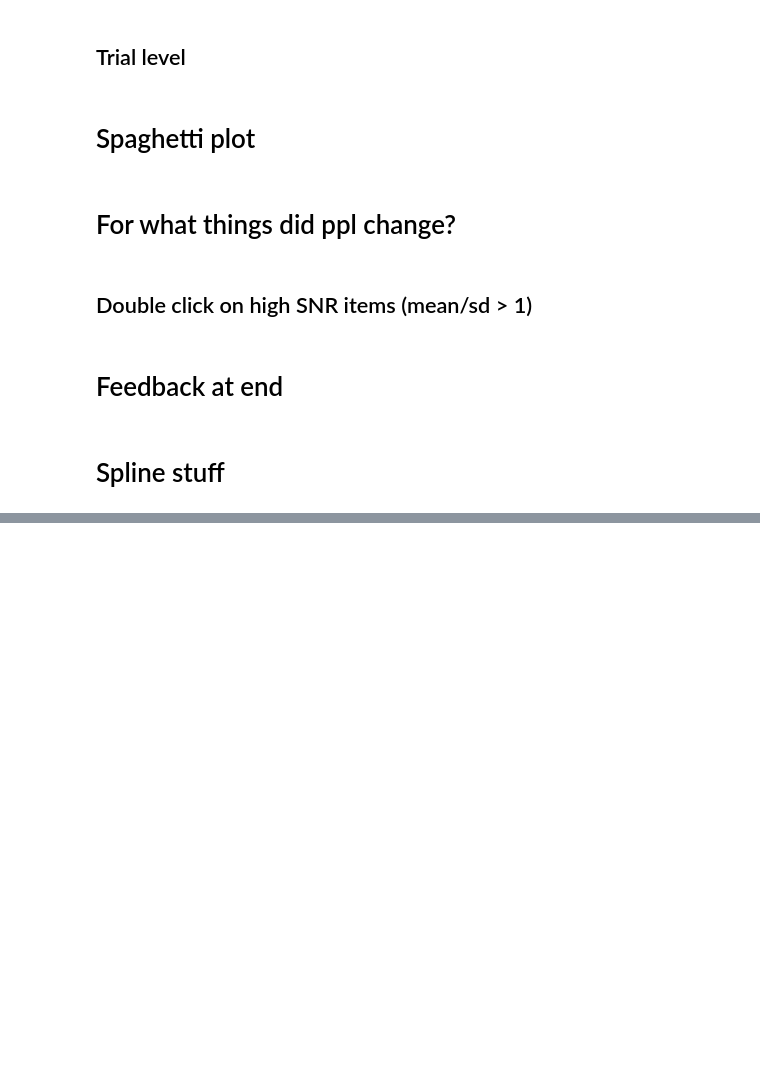
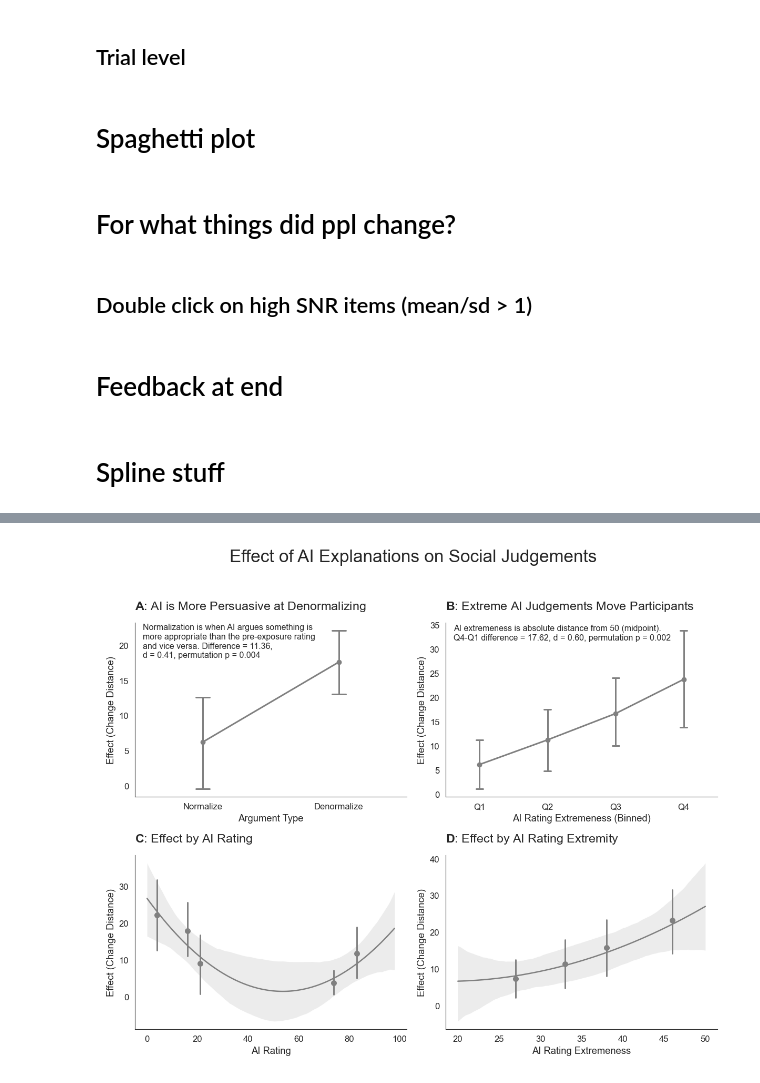
Before and after one commit to josh-ashkinaze/ssl, a Jupyter notebook: study2/6.3_analyze_init_norm_pilot.ipynb, the cells around one changed output, grey strips where cells are left out. Saved outputs shown, nothing was run; the diff lists cells and outputs as text; code cells hidden in the pictures; blank space fills up the shorter version.

```diff
--- a/study2/6.3_analyze_init_norm_pilot.ipynb
+++ b/study2/6.3_analyze_init_norm_pilot.ipynb
@@ -1023,0 +1059,91 @@ WARNING: p-values calculated in this manner behave correctly for un-penalized mo
+# %%
+import pandas as pd
+import numpy as np
+import matplotlib.pyplot as plt
+import seaborn as sns
+from scipy.stats import permutation_test
+
+################################
+# 1. Helper Functions
+################################
+def make_bold(text):
+    """Formats a string to be bold in a matplotlib title."""
+    return fr"$\bf{{{text}}}$"
+
+def cohens_d(x, y):
+    """Calculates Cohen's d for independent samples."""
+    nx, ny = len(x), len(y)
+    if nx < 2 or ny < 2: return 0
+    pooled_std = np.sqrt(((nx - 1) * np.var(x, ddof=1) + (ny - 1) * np.var(y, ddof=1)) / (nx + ny - 2))
+    return (np.mean(x) - np.mean(y)) / pooled_std if pooled_std > 0 else 0
+
+def statistic(x, y):
+    """Calculates the difference in means."""
+    return np.mean(x) - np.mean(y)
+
+def bucket_label(x, num_buckets):
+    """Creates quartile labels for a continuous variable."""
+    return pd.qcut(x, q=num_buckets, labels=[f"Q{i+1}" for i in range(num_buckets)], duplicates='drop')
+
+################################
+# 2. Feature Engineering
+################################
+df['rating_extreme'] = abs(df['rating'] - 50)
+df['rating_extreme_bin'] = bucket_label(df['rating_extreme'], 4)
+df['convince_type'] = np.where(df['rating'] < df['pre'], "Denormalize", "Normalize")
+
+################################
+# 3. Statistical Analysis
+################################
+
+# --- Stats for Plot C ---
+denorm = df[df['convince_type'] == 'Denormalize']['change_distance']
+norm = df[df['convince_type'] == 'Normalize']['change_distance']
+d_convince = cohens_d(denorm, norm)
+res_convince = permutation_test((denorm, norm), statistic, n_resamples=10000, random_state=42)
+stats_convince_str = f"Normalization is when AI argues something is\nmore appropriate than the pre-exposure rating\nand vice versa. Difference = {res_convince.statistic:.2f},\nd = {d_convince:.2f}, permutation p = {res_convince.pvalue:.3f}"
+
+# --- Stats for Plot D ---
+q1_extremity = df[df['rating_extreme_bin'] == 'Q1']['change_distance']
+q4_extremity = df[df['rating_extreme_bin'] == 'Q4']['change_distance']
+d_extremity = cohens_d(q4_extremity, q1_extremity)
+res_extremity = permutation_test((q4_extremity, q1_extremity), statistic, n_resamples=10000, random_state=42)
+stats_extremity_str = f"AI extremeness is absolute distance from 50 (midpoint).\nQ4-Q1 difference = {res_extremity.statistic:.2f}, d = {d_extremity:.2f}, permutation p = {res_extremity.pvalue:.3f}"
+
+################################
+# 4. Plotting
+################################
+fig, axes = plt.subplots(2, 2, figsize=(12, 10))
+fig.suptitle("Effect of AI Explanations on Social Judgements", fontsize=24)
+
+# Top-left
+sns.pointplot(data=df, x='convince_type', y='change_distance', ax=axes[0, 0], color='gray', capsize=.1)
+axes[0, 0].set_ylabel("Effect (Change Distance)")
+axes[0, 0].set_xlabel("Argument Type")
+axes[0, 0].set_title(f"{make_bold('A')}: AI is More Persuasive at Denormalizing")
+axes[0, 0].text(0.03, 0.8, stats_convince_str, ha="left", transform=axes[0, 0].transAxes)
+
+# Top-right
+sns.pointplot(data=df, x='rating_extreme_bin', y='change_distance', ax=axes[0, 1], color='gray', capsize=.1)
+axes[0, 1].set_ylabel("Effect (Change Distance)")
+axes[0, 1].set_xlabel("AI Rating Extremeness (Binned)")
+axes[0, 1].set_title(f"{make_bold('B')}: Extreme AI Judgements Move Participants")
+axes[0, 1].text(0.03, 0.9, stats_extremity_str, ha="left", transform=axes[0, 1].transAxes)
+
+# Bottom-left
+sns.regplot(data=df, x='rating', y='change_distance', color='gray', order=2, x_bins=5, ax=axes[1, 0])
+axes[1, 0].set_xlabel("AI Rating")
+axes[1, 0].set_ylabel("Effect (Change Distance)")
+axes[1, 0].set_title(f"{make_bold('C')}: Effect by AI Rating")
+
+# Bottom-right
+sns.regplot(data=df, y='change_distance', x='rating_extreme', color='gray', order=2, x_bins=4, ax=axes[1, 1])
+axes[1, 1].set_xlabel("AI Rating Extremeness")
+axes[1, 1].set_ylabel("Effect (Change Distance)")
+axes[1, 1].set_title(f"{make_bold('D')}: Effect by AI Rating Extremity")
+
+plt.tight_layout(rect=[0, 0, 1, 0.95])
+
+plt.savefig("grid.pdf")
+# %% [output]
+[figure, added]
```
Also changed, not shown: parts of 11 cells of this notebook.
